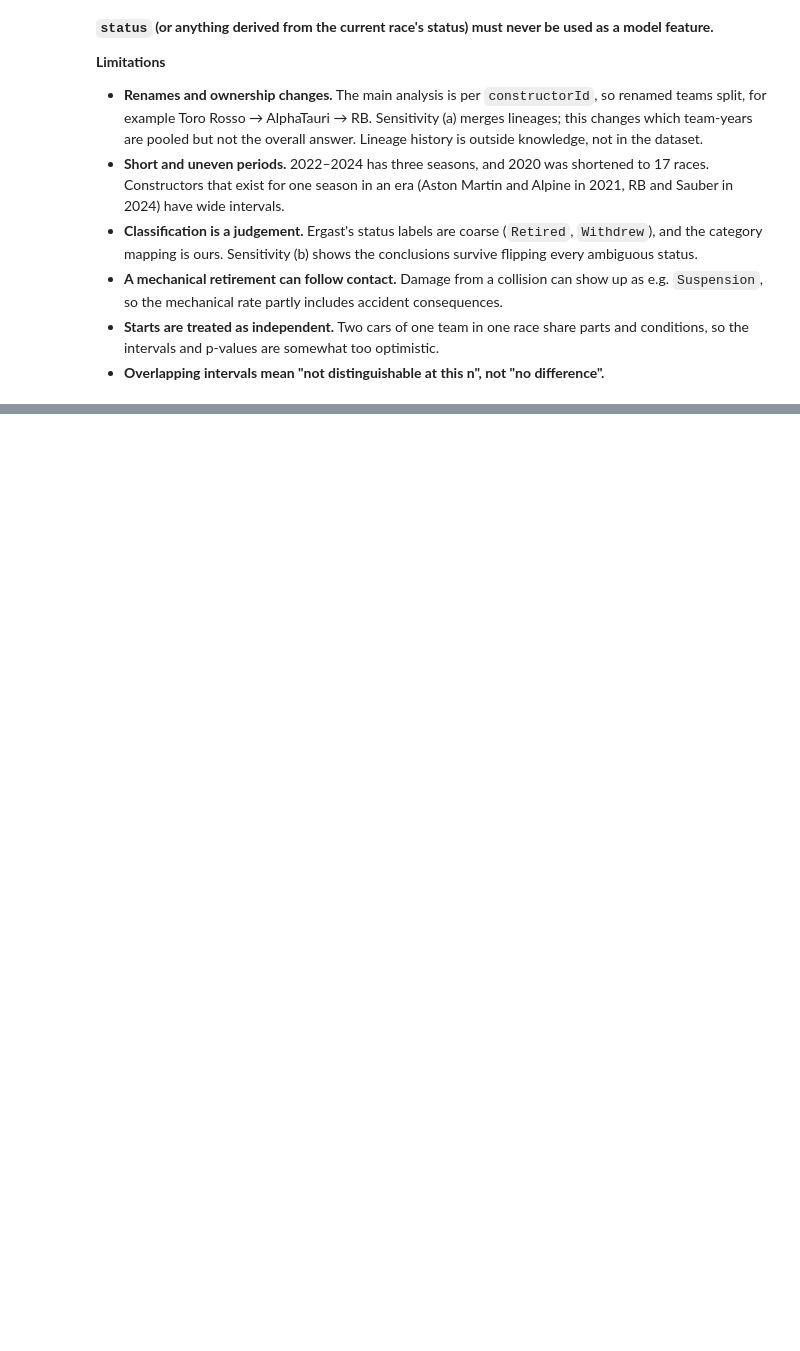
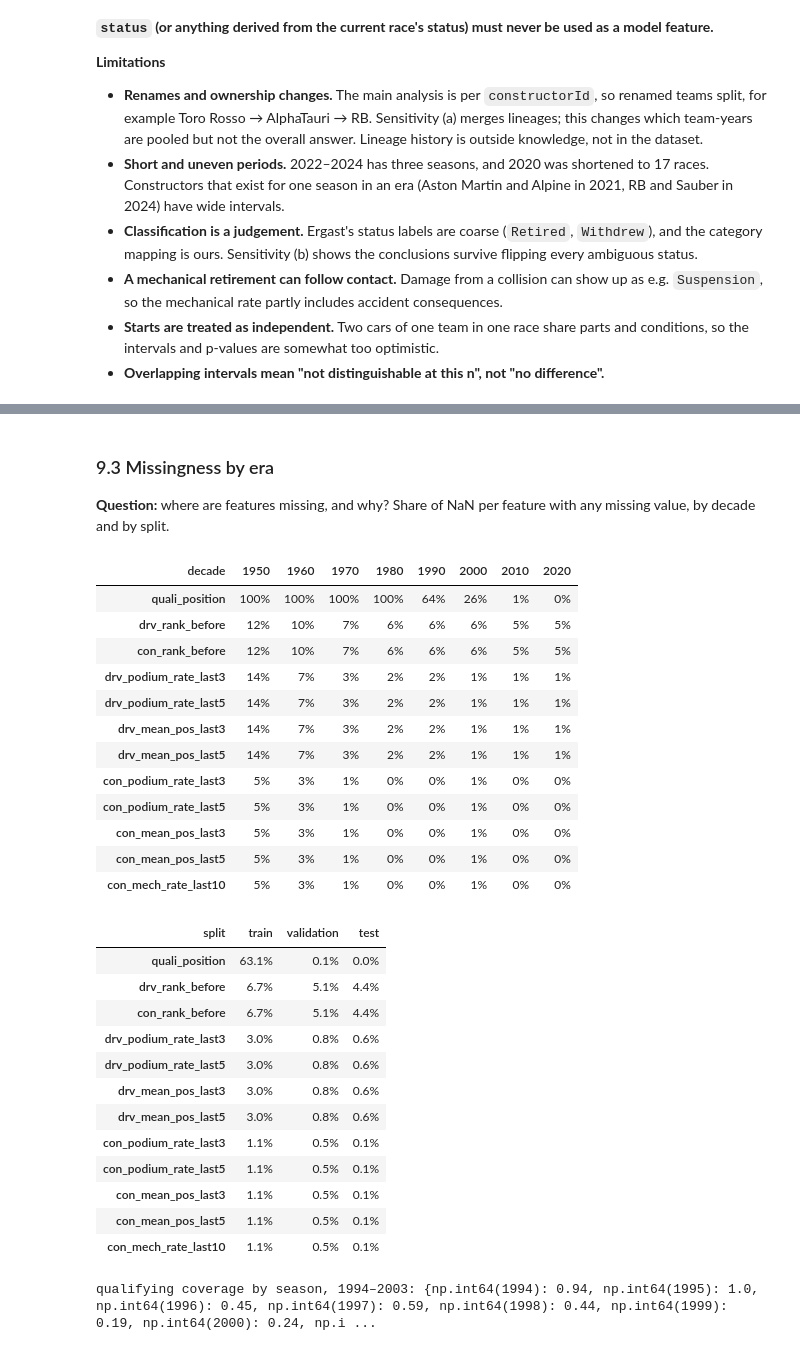
Before and after one commit to YShimy/f1-podium, a Jupyter notebook: notebooks/milestone1.ipynb, the cells around one changed output, grey strips where cells are left out. Drawn from its saved outputs; the diff is of its cells as text; code cells hidden in the pictures; blank space fills up the shorter version.

```diff
--- a/notebooks/milestone1.ipynb
+++ b/notebooks/milestone1.ipynb
@@ -2782,0 +2866,42 @@ and the category mapping are many-to-one with unchanged row counts (asserted). 4
+# %% [markdown]
+### 9.3 Missingness by era
+
+**Question:** where are features missing, and why? Share of NaN per feature with any missing value, by decade and by
+split.
+# %%
+with_na = [c for c in X.columns if X[c].isna().any()]
+by_decade = X[with_na].isna().groupby((meta["year"] // 10 * 10).rename("decade")).mean()
+by_split = X[with_na].isna().groupby(meta["split"]).mean().reindex(list(feats.SPLITS))
+display(by_decade.T.style.format("{:.0%}"))
+display(by_split.T.style.format("{:.1%}"))
+
+q_cov = X.groupby(meta["year"])["has_quali"].mean()
+print("qualifying coverage by season, 1994–2003:", q_cov.loc[1994:2003].round(2).to_dict())
+# %% [output]
+| decade | 1950 | 1960 | 1970 | 1980 | 1990 | 2000 | 2010 | 2020 |
+| quali_position | 100% | 100% | 100% | 100% | 64% | 26% | 1% | 0% |
+| drv_rank_before | 12% | 10% | 7% | 6% | 6% | 6% | 5% | 5% |
+| con_rank_before | 12% | 10% | 7% | 6% | 6% | 6% | 5% | 5% |
+| drv_podium_rate_last3 | 14% | 7% | 3% | 2% | 2% | 1% | 1% | 1% |
+| drv_podium_rate_last5 | 14% | 7% | 3% | 2% | 2% | 1% | 1% | 1% |
+| drv_mean_pos_last3 | 14% | 7% | 3% | 2% | 2% | 1% | 1% | 1% |
+| drv_mean_pos_last5 | 14% | 7% | 3% | 2% | 2% | 1% | 1% | 1% |
+| con_podium_rate_last3 | 5% | 3% | 1% | 0% | 0% | 1% | 0% | 0% |
+| con_podium_rate_last5 | 5% | 3% | 1% | 0% | 0% | 1% | 0% | 0% |
+| con_mean_pos_last3 | 5% | 3% | 1% | 0% | 0% | 1% | 0% | 0% |
+| con_mean_pos_last5 | 5% | 3% | 1% | 0% | 0% | 1% | 0% | 0% |
+| con_mech_rate_last10 | 5% | 3% | 1% | 0% | 0% | 1% | 0% | 0% |
+| split | train | validation | test |
+| quali_position | 63.1% | 0.1% | 0.0% |
+| drv_rank_before | 6.7% | 5.1% | 4.4% |
+| con_rank_before | 6.7% | 5.1% | 4.4% |
+| drv_podium_rate_last3 | 3.0% | 0.8% | 0.6% |
+| drv_podium_rate_last5 | 3.0% | 0.8% | 0.6% |
+| drv_mean_pos_last3 | 3.0% | 0.8% | 0.6% |
+| drv_mean_pos_last5 | 3.0% | 0.8% | 0.6% |
+| con_podium_rate_last3 | 1.1% | 0.5% | 0.1% |
+| con_podium_rate_last5 | 1.1% | 0.5% | 0.1% |
+| con_mean_pos_last3 | 1.1% | 0.5% | 0.1% |
+| con_mean_pos_last5 | 1.1% | 0.5% | 0.1% |
+| con_mech_rate_last10 | 1.1% | 0.5% | 0.1% |
+qualifying coverage by season, 1994–2003: {np.int64(1994): 0.94, np.int64(1995): 1.0, np.int64(1996): 0.45, np.int64(1997): 0.59, np.int64(1998): 0.44, np.int64(1999): 0.19, np.int64(2000): 0.24, np.i ...
```
Also changed, not shown: parts of 13 cells of this notebook, 1 other file.
